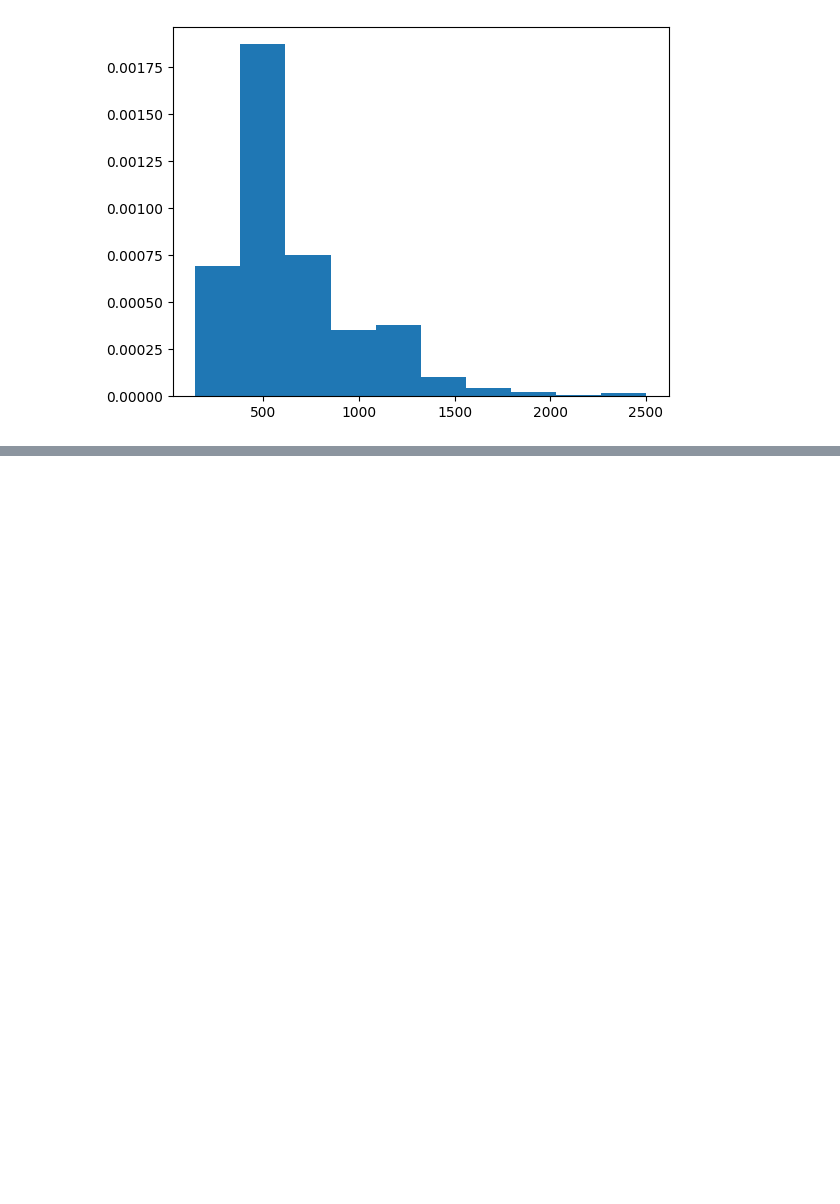
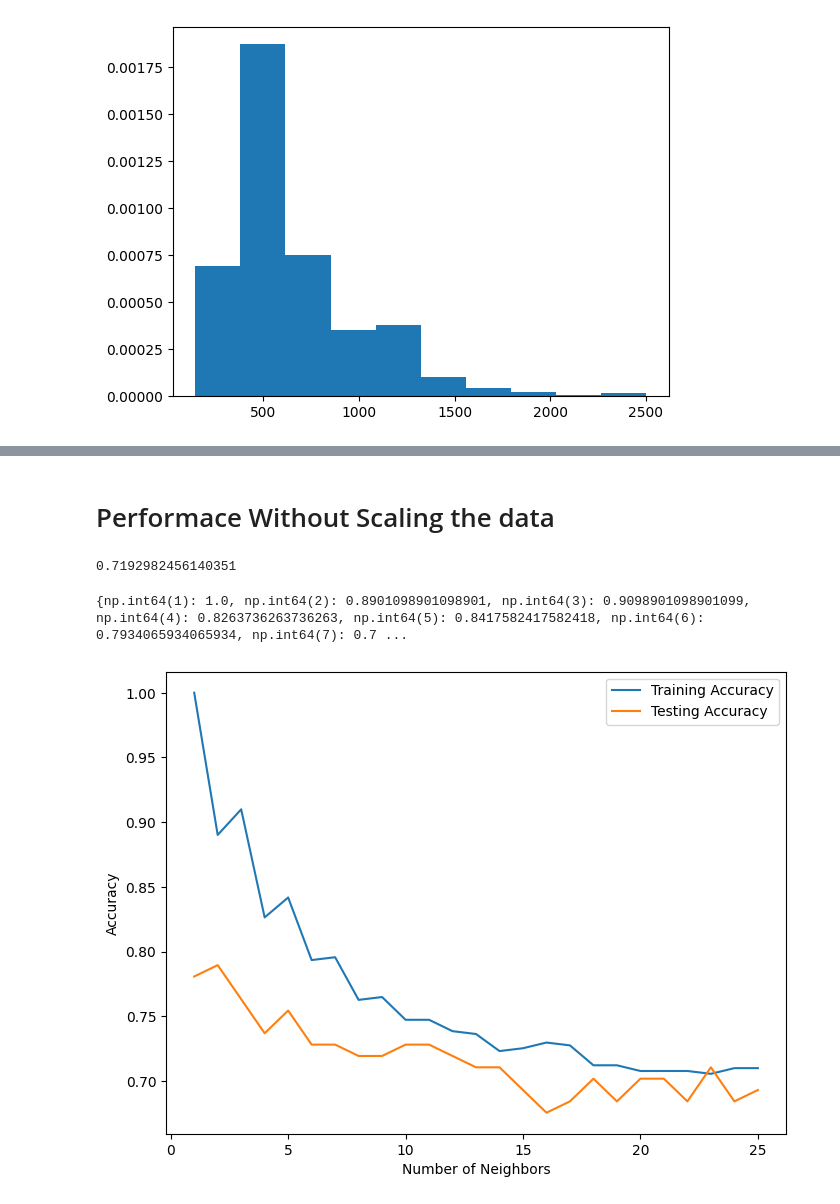
Before and after one commit to Ihaxxxx/Machine-Learning, a Jupyter notebook: Sickit Learn/Course End Projects/Breast Cancer/index.ipynb, the cells around one changed output, grey strips where cells are left out. Cells and saved outputs as stored; diff of their text form; code cells hidden in the pictures; blank space fills up the shorter version.

```diff
--- a/Sickit Learn/Course End Projects/Breast Cancer/index.ipynb
+++ b/Sickit Learn/Course End Projects/Breast Cancer/index.ipynb
@@ -144,3 +154,12 @@ plt.hist(breat_cancer['area_mean'],density=True,histtype='barstacked')
         1793.75, 2029.5 , 2265.25, 2501.  ]),
  <BarContainer object of 10 artists>)
 [figure]
+# %%
+from sklearn.preprocessing import LabelEncoder
+label_encoder = LabelEncoder()
+
+diagnosis = breat_cancer['diagnosis']
+
+breat_cancer['diagnosis'] = label_encoder.fit_transform(diagnosis)
+
+breat_cancer.head()
@@ -146,0 +174,36 @@ plt.hist(breat_cancer['area_mean'],density=True,histtype='barstacked')
+# %%
+feature = breat_cancer.drop('diagnosis',axis=1).values
+target = breat_cancer['diagnosis'].values
+# %% [markdown]
+# Performace Without Scaling the data
+# %%
+X_train , X_test , y_train , y_test = train_test_split(feature,target,test_size=0.2,random_state=42)
+knn = KNeighborsClassifier(n_neighbors=12)
+knn.fit(X_train,y_train)
+print(knn.score(X_test,y_test))
+# %% [output]
+0.7192982456140351
+# %%
+train_accuracies = {}
+test_accuracies = {}
+
+neighbors = np.arange(1,26)
+
+for neighbor in neighbors:
+    knn = KNeighborsClassifier(n_neighbors=neighbor)
+    knn.fit(X_train,y_train)
+    train_accuracies[neighbor] = knn.score(X_train,y_train)
+    test_accuracies[neighbor] = knn.score(X_test,y_test)
+
+print(train_accuracies)
+
+plt.figure(figsize=(8,6))
+plt.plot(neighbors,train_accuracies.values(),label='Training Accuracy')
+plt.plot(neighbors,test_accuracies.values(),label='Testing Accuracy')
+plt.legend()
+plt.xlabel("Number of Neighbors")
+plt.ylabel("Accuracy")
+plt.show()
+# %% [output]
+{np.int64(1): 1.0, np.int64(2): 0.8901098901098901, np.int64(3): 0.9098901098901099, np.int64(4): 0.8263736263736263, np.int64(5): 0.8417582417582418, np.int64(6): 0.7934065934065934, np.int64(7): 0.7 ...
+[figure, added]
```
Also changed, not shown: parts of 14 cells of this notebook, 6 other files.
